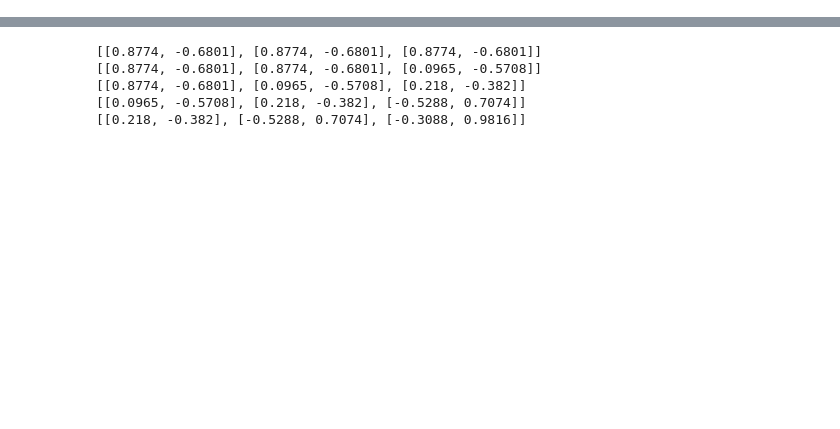
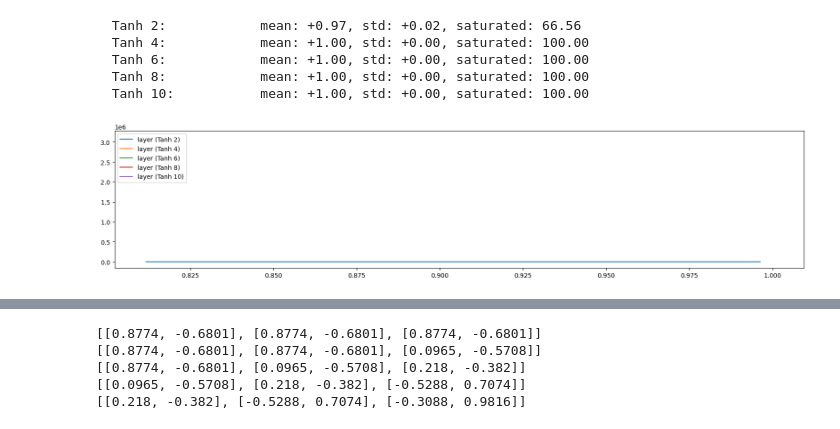
Before and after one commit to michal-minich/makemore-mm, a Jupyter notebook: projects/layers/layers.ipynb, the cells around one changed output, grey strips where cells are left out. Saved outputs shown, nothing was run; the diff lists cells and outputs as text; code cells hidden in the pictures; blank space fills up the shorter version.

```diff
--- a/projects/layers/layers.ipynb
+++ b/projects/layers/layers.ipynb
@@ -198,0 +222,9 @@ logits.shape:        [32, 27]
+# %%
+plotActivationsDistribution(np, Tanh)
+# %% [output]
+  Tanh 2:            mean: +0.97, std: +0.02, saturated: 66.56
+  Tanh 4:            mean: +1.00, std: +0.00, saturated: 100.00
+  Tanh 6:            mean: +1.00, std: +0.00, saturated: 100.00
+  Tanh 8:            mean: +1.00, std: +0.00, saturated: 100.00
+  Tanh 10:           mean: +1.00, std: +0.00, saturated: 100.00
+[figure, added]
```
Also changed, not shown: parts of 17 cells of this notebook, 3 other files.
